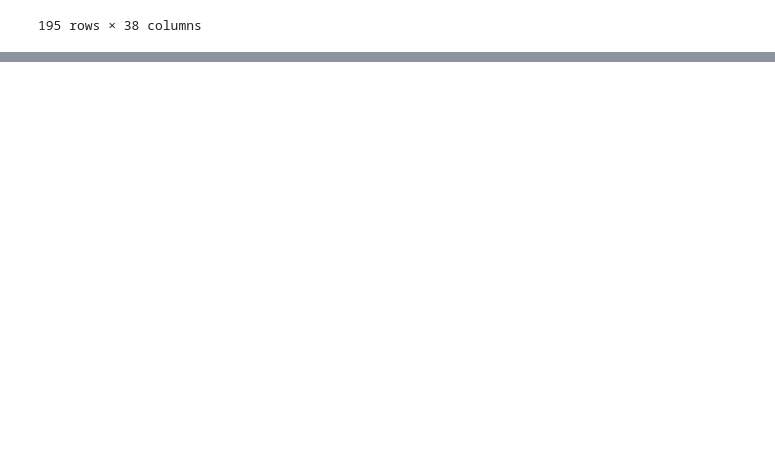
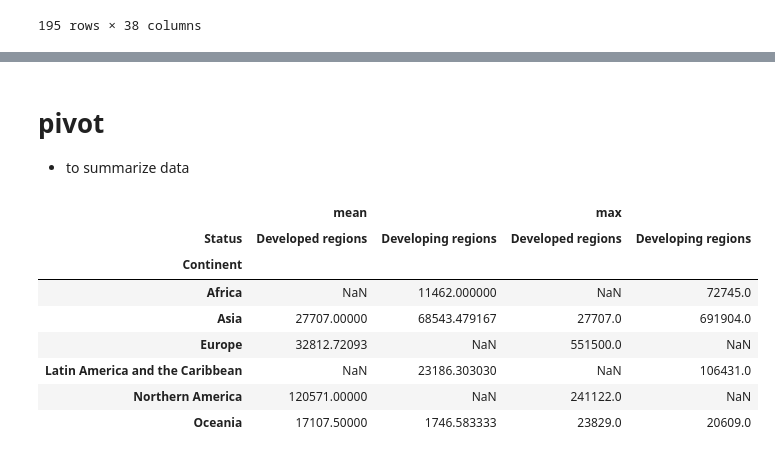
Before and after one commit to bhardwajexploit/Data-sciece-course-v1, a Jupyter notebook: data-analysis/analysis1.ipynb, the cells around one changed output, grey strips where cells are left out. Cells and saved outputs as stored; diff of their text form; code cells hidden in the pictures; blank space fills up the shorter version.

```diff
--- a/data-analysis/analysis1.ipynb
+++ b/data-analysis/analysis1.ipynb
@@ -425,0 +522,15 @@ canda_pd.drop_duplicates(subset=['AreaName'])
+# %% [markdown]
+# pivot
+- to summarize data
+# %%
+canda_pd.pivot_table(index='Continent',columns='Status', values='Total',aggfunc=['mean','max'])
+# %% [output]
+|  | mean |  | max |  |
+| Status | Developed regions | Developing regions | Developed regions | Developing regions |
+| Continent |  |  |  |  |
+| Africa | NaN | 11462.000000 | NaN | 72745.0 |
+| Asia | 27707.00000 | 68543.479167 | 27707.0 | 691904.0 |
+| Europe | 32812.72093 | NaN | 551500.0 | NaN |
+| Latin America and the Caribbean | NaN | 23186.303030 | NaN | 106431.0 |
+| Northern America | 120571.00000 | NaN | 241122.0 | NaN |
+| Oceania | 17107.50000 | 1746.583333 | 23829.0 | 20609.0 |
```
Also changed, not shown: parts of 12 cells of this notebook.
